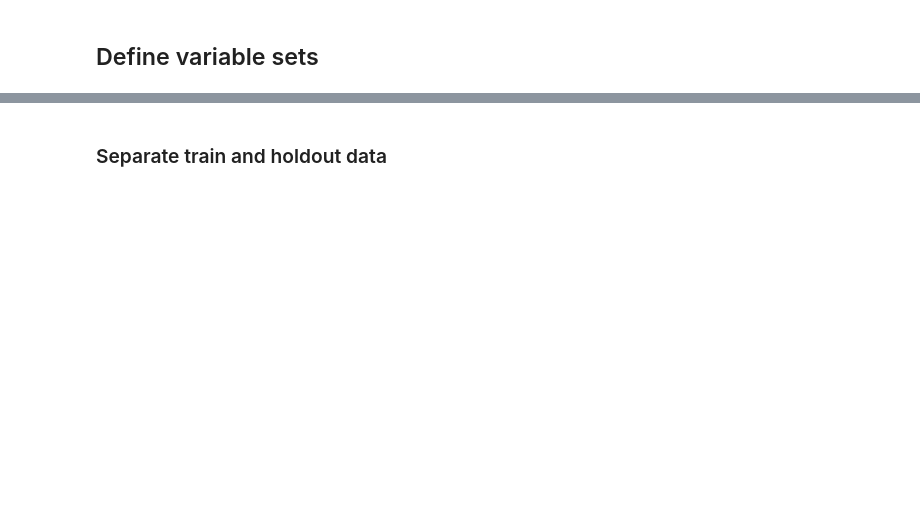
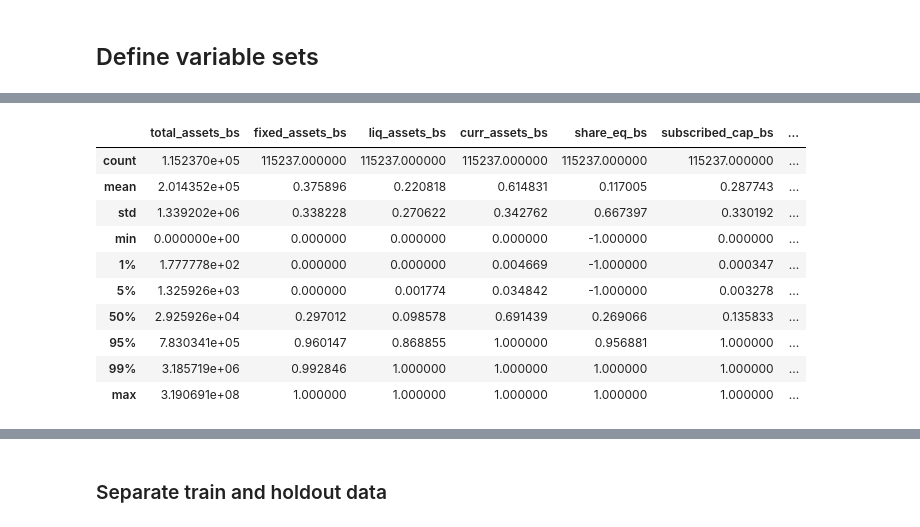
Before and after one commit to mateschieszler/DA3-A3, a Jupyter notebook: DA3_A3_code.ipynb, the cells around one changed output, grey strips where cells are left out. Drawn from its saved outputs; the diff is of its cells as text; code cells hidden in the pictures; blank space fills up the shorter version.

```diff
--- a/DA3_A3_code.ipynb
+++ b/DA3_A3_code.ipynb
@@ -956,3 +956,7 @@ d1_sales_mil_log_mod_sq       0
 Length: 115, dtype: int64
 # %%
 data = data.dropna() # itt majd inkább impute
+# %%
+# drop unused factor levels
+for col in data.select_dtypes(include=["category"]).columns:
+    data[col] = data[col].cat.remove_unused_categories()
@@ -959,3 +965,7 @@ data = data.dropna() # itt majd inkább impute
+# %%
+# dropping flags with no variation
+flag_columns = [col for col in data.columns if 'flag' in col]
+data = data.drop(data[flag_columns].std()[(data[flag_columns].std() == 0)].index, axis=1)
 # %%
 data.shape
 # %% [output]
@@ -964,0 +1335,17 @@ data.shape
+# %%
+data[["total_assets_bs", "fixed_assets_bs", "liq_assets_bs", "curr_assets_bs",
+            "share_eq_bs", "subscribed_cap_bs", "intang_assets_bs", "extra_exp_pl",
+            "extra_inc_pl", "extra_profit_loss_pl", "inc_bef_tax_pl", "inventories_pl",
+            "material_exp_pl", "profit_loss_year_pl", "personnel_exp_pl"]].describe(percentiles=[0.01, 0.05, 0.95, 0.99])
+# %% [output]
+|  | total_assets_bs | fixed_assets_bs | liq_assets_bs | curr_assets_bs | share_eq_bs | subscribed_cap_bs | ... |
+| count | 1.152370e+05 | 115237.000000 | 115237.000000 | 115237.000000 | 115237.000000 | 115237.000000 | ... |
+| mean | 2.014352e+05 | 0.375896 | 0.220818 | 0.614831 | 0.117005 | 0.287743 | ... |
+| std | 1.339202e+06 | 0.338228 | 0.270622 | 0.342762 | 0.667397 | 0.330192 | ... |
+| min | 0.000000e+00 | 0.000000 | 0.000000 | 0.000000 | -1.000000 | 0.000000 | ... |
+| 1% | 1.777778e+02 | 0.000000 | 0.000000 | 0.004669 | -1.000000 | 0.000347 | ... |
+| 5% | 1.325926e+03 | 0.000000 | 0.001774 | 0.034842 | -1.000000 | 0.003278 | ... |
+| 50% | 2.925926e+04 | 0.297012 | 0.098578 | 0.691439 | 0.269066 | 0.135833 | ... |
+| 95% | 7.830341e+05 | 0.960147 | 0.868855 | 1.000000 | 0.956881 | 1.000000 | ... |
+| 99% | 3.185719e+06 | 0.992846 | 1.000000 | 1.000000 | 1.000000 | 1.000000 | ... |
+| max | 3.190691e+08 | 1.000000 | 1.000000 | 1.000000 | 1.000000 | 1.000000 | ... |
```
Also changed, not shown: parts of 76 cells of this notebook.
